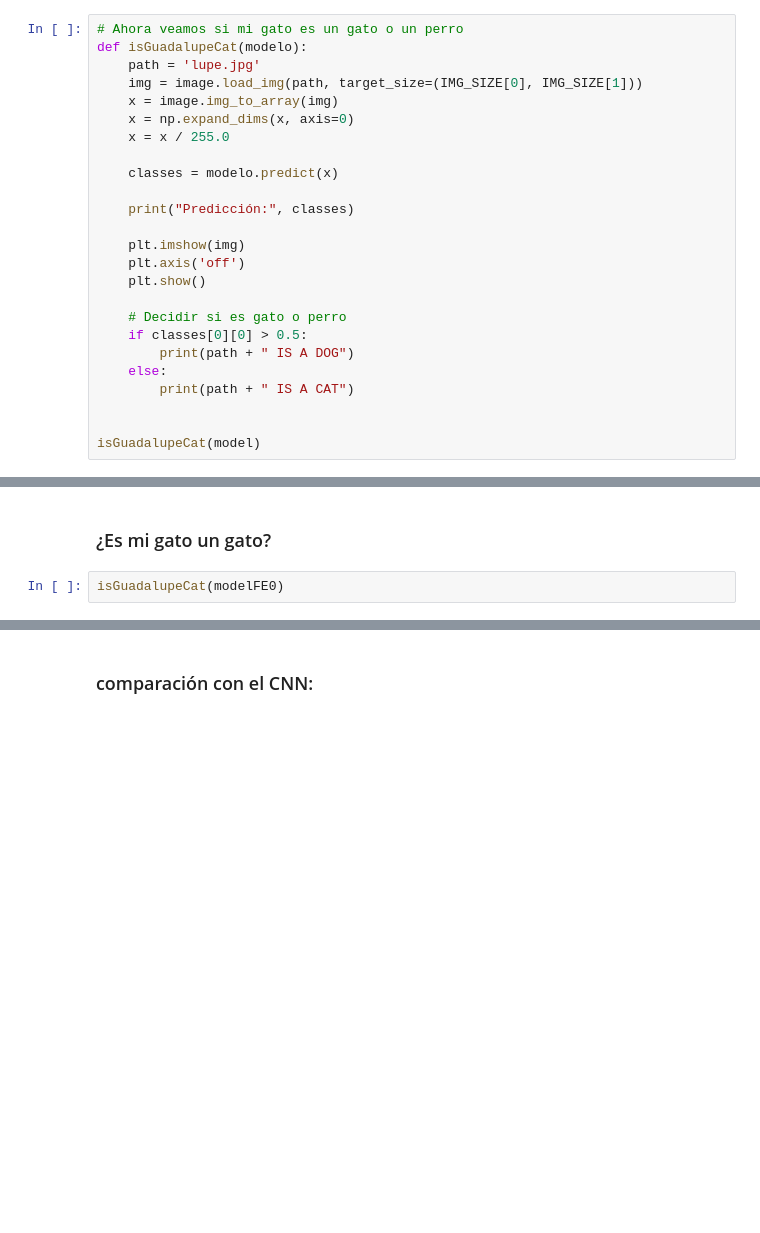
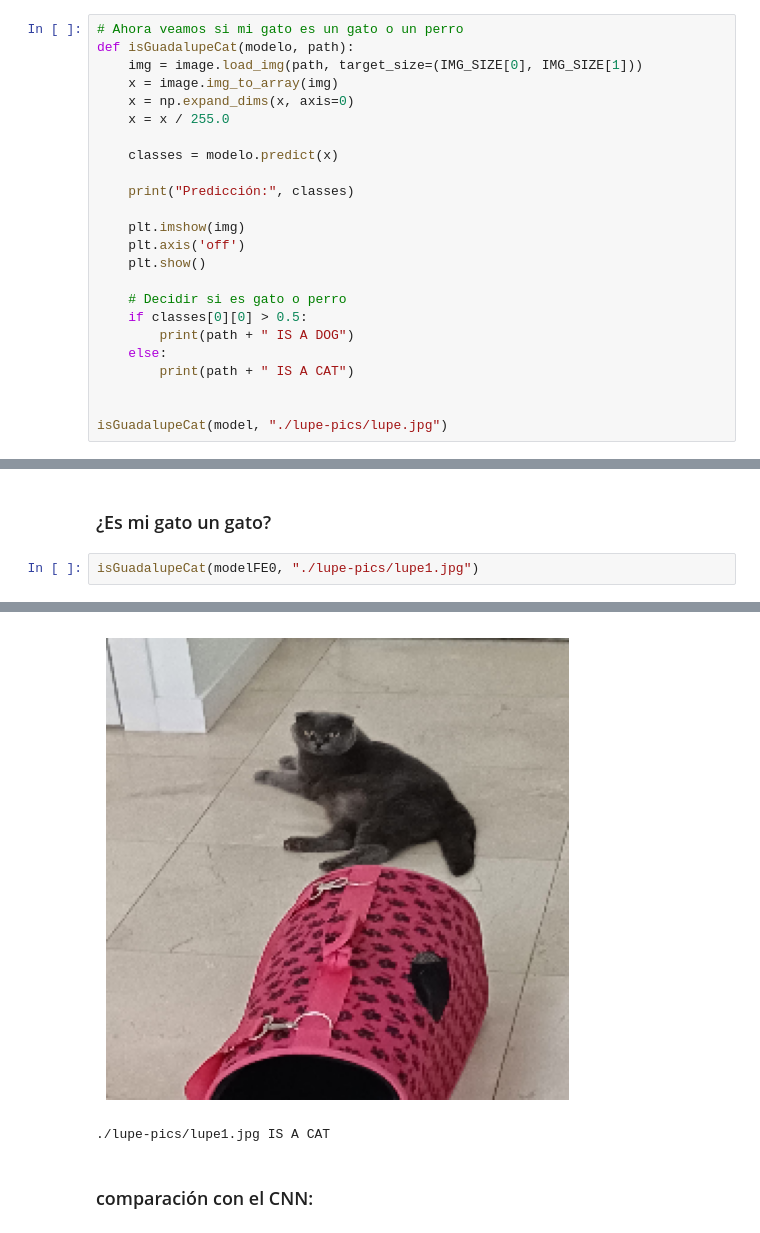
Before and after one commit to miguelandin/cats-and-dogs, a Jupyter notebook: CyD_Miguel_Cabrera.ipynb, the cells around one changed output, grey strips where cells are left out. Saved outputs shown, nothing was run; the diff lists cells and outputs as text; blank space fills up the shorter version.

```diff
--- a/CyD_Miguel_Cabrera.ipynb
+++ b/CyD_Miguel_Cabrera.ipynb
@@ -335,8 +335,7 @@ Test loss:  0.5756409764289856
 ### Veamos si mi gato es un gato o un perro
 # %%
 # Ahora veamos si mi gato es un gato o un perro
-def isGuadalupeCat(modelo):
-    path = 'lupe.jpg'
+def isGuadalupeCat(modelo, path):
     img = image.load_img(path, target_size=(IMG_SIZE[0], IMG_SIZE[1]))
     x = image.img_to_array(img)
     x = np.expand_dims(x, axis=0)
@@ -357,5 +356,5 @@ def isGuadalupeCat(modelo):
         print(path + " IS A CAT")
 
 
-isGuadalupeCat(model)
+isGuadalupeCat(model, "./lupe-pics/lupe.jpg")
 # %% [output]
@@ -475,4 +495,5 @@ KeyboardInterrupt:
 # %% [markdown]
 ### ¿Es mi gato un gato?
 # %%
-isGuadalupeCat(modelFE0)
+isGuadalupeCat(modelFE0, "./lupe-pics/lupe1.jpg")
+# %% [output]
@@ -479,3 +502,5 @@ isGuadalupeCat(modelFE0)
+[figure, added]
+./lupe-pics/lupe1.jpg IS A CAT
 # %% [markdown]
 ### comparación con el CNN:
 # %%
```
Also changed, not shown: parts of 13 cells of this notebook, 2 other files.
